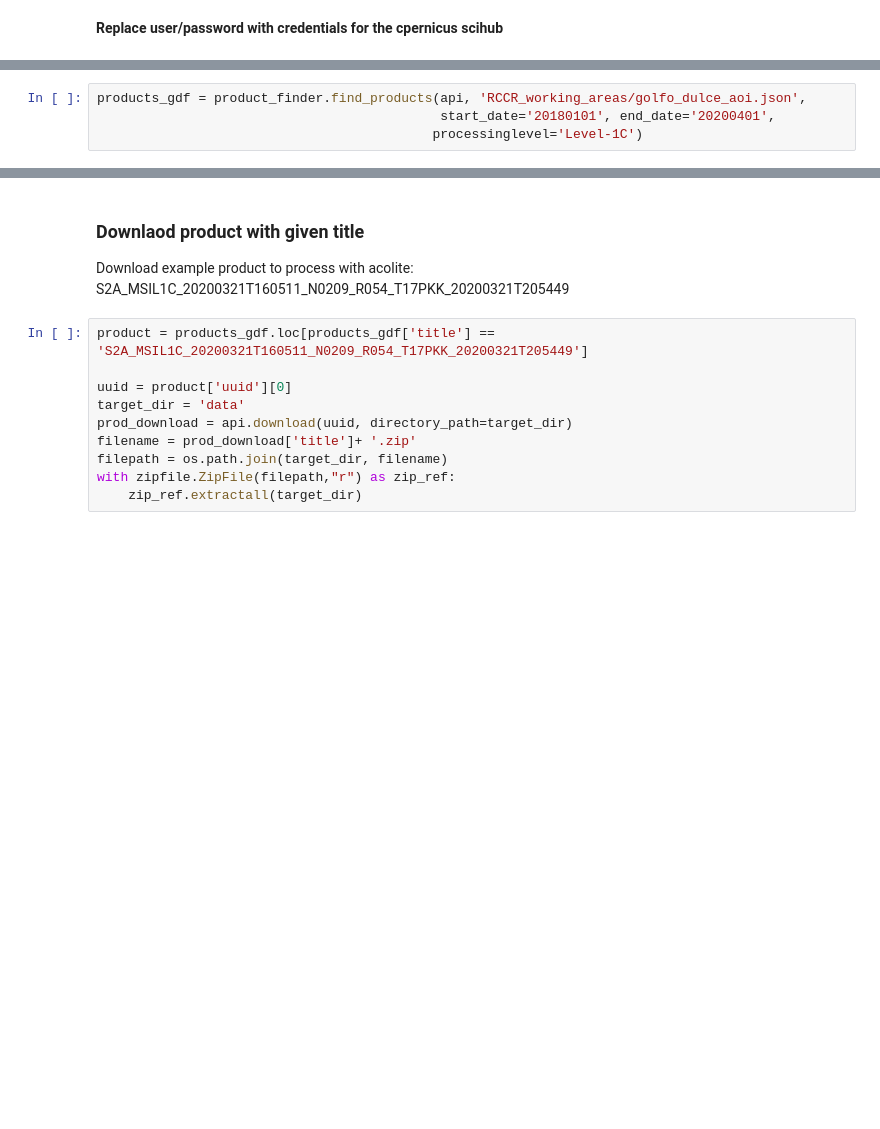
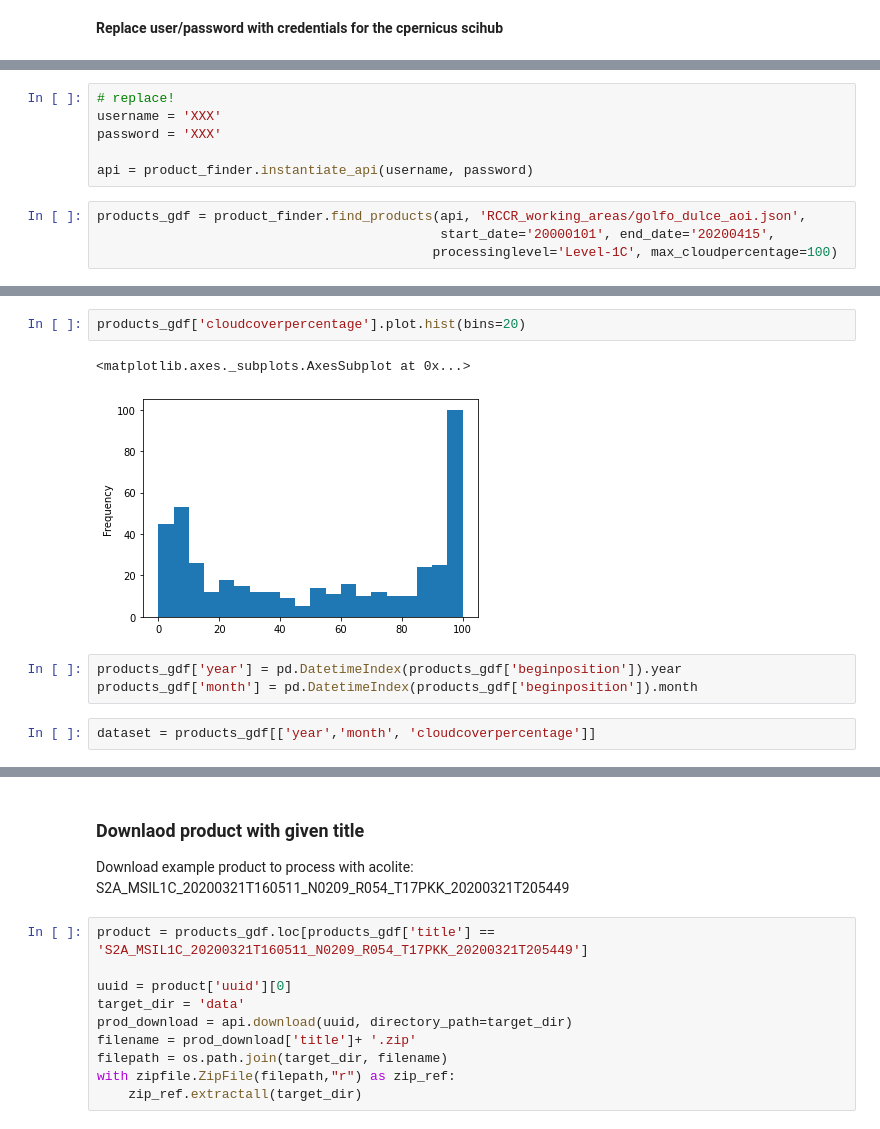
Before and after one commit to angelasindic/data-exploration, a Jupyter notebook: image-access/run_product_finder.ipynb, the cells around one changed output, grey strips where cells are left out. Cells and saved outputs as stored; diff of their text form; blank space fills up the shorter version.

```diff
--- a/image-access/run_product_finder.ipynb
+++ b/image-access/run_product_finder.ipynb
@@ -12,6 +14,12 @@ api = product_finder.instantiate_api('user','password')
+# %%
+# replace!
+username = 'XXX'
+password = 'XXX'
+
+api = product_finder.instantiate_api(username, password)
 # %%
 products_gdf = product_finder.find_products(api, 'RCCR_working_areas/golfo_dulce_aoi.json',
-                                            start_date='20180101', end_date='20200401',
-                                           processinglevel='Level-1C')
+                                            start_date='20000101', end_date='20200415',
+                                           processinglevel='Level-1C', max_cloudpercentage=100)
 # %% [output]
 Searching products for geojson located at: RCCR_working_areas/golfo_dulce_aoi.json
@@ -18,0 +47,10 @@
+# %%
+products_gdf['cloudcoverpercentage'].plot.hist(bins=20)
+# %% [output]
+<matplotlib.axes._subplots.AxesSubplot at 0x...>
+[figure, added]
+# %%
+products_gdf['year'] = pd.DatetimeIndex(products_gdf['beginposition']).year
+products_gdf['month'] = pd.DatetimeIndex(products_gdf['beginposition']).month
+# %%
+dataset = products_gdf[['year','month', 'cloudcoverpercentage']]
```
Also changed, not shown: parts of 13 cells of this notebook, 5 other files.
